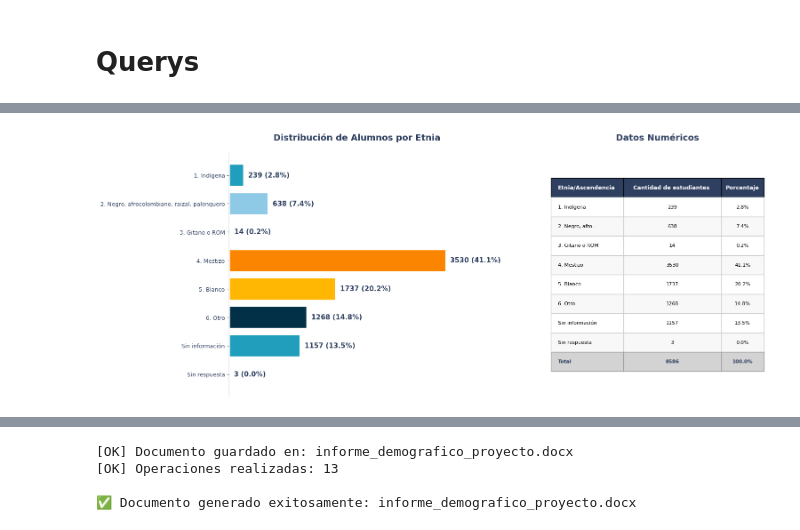
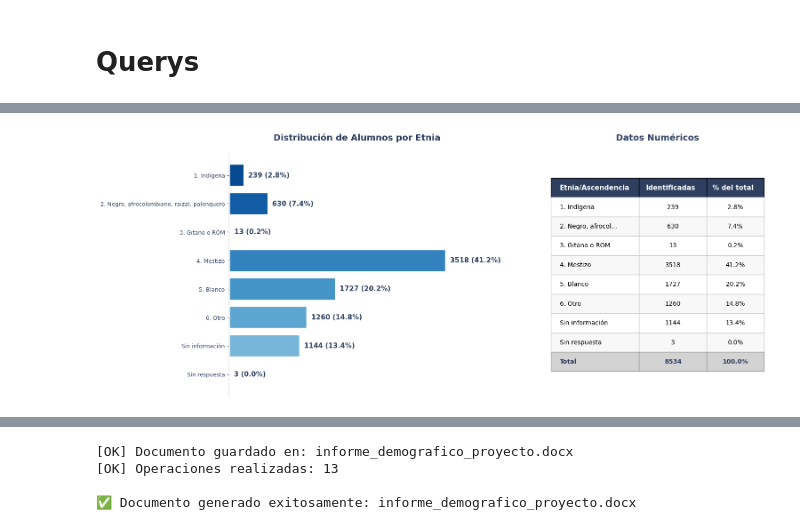
Before and after one commit to Crack-The-Code-Data/Resumen-automatico-de-cierre-de-proyectos, a Jupyter notebook: Notebook.ipynb, the cells around one changed output, grey strips where cells are left out. Cells and saved outputs as stored; diff of their text form; code cells hidden in the pictures.

```diff
--- a/Notebook.ipynb
+++ b/Notebook.ipynb
@@ -284,0 +529,2 @@ df_alumnos=dataframes.get('alumnos')
+# %%
+biblioteca = {}
@@ -481,8 +627,8 @@ def crear_grafico_distribucion(
 # %%
 # 1. DISTRIBUCIÓN POR GÉNERO
-dist_genero = df_alumnos['genero'].value_counts().reset_index()
-dist_genero.columns = ['Género', 'Cantidad']
-dist_genero['Porcentaje'] = (dist_genero['Cantidad'] / dist_genero['Cantidad'].sum() * 100).round(2)
+dist_genero = df_alumnos.groupby('genero')['id'].nunique().reset_index()
+dist_genero.columns = ['Género', 'Estudiantes']
+dist_genero['% del total'] = (dist_genero['Estudiantes'] / dist_genero['Estudiantes'].sum() * 100).round(2)
 
 # Crear figura con dos subplots (gráfico + tabla)
 fig_genero = plt.figure(figsize=(12, 5), constrained_layout=True)
@@ -499,7 +645,7 @@ colores = colores_palette[:n_categorias]  # Tomar solo los necesarios
 explode = [0.05] * n_categorias  # Crear lista con 0.05 para cada categoría
 
 wedges, texts, autotexts = ax_pie.pie(
-    dist_genero['Cantidad'],
+    dist_genero['Estudiantes'],
     labels=dist_genero['Género'],
     autopct='%1.1f%%',
     startangle=90,
@@ -532,17 +678,17 @@ ax_table.axis('off')  # Ocultar ejes
 # Preparar datos para la tabla
 tabla_data = []
 for idx, row in dist_genero.iterrows():
-    porcentaje = (row['Cantidad'] / dist_genero['Cantidad'].sum()) * 100
-    tabla_data.append([row['Género'], row['Cantidad'], f"{porcentaje:.1f}%"])
+    porcentaje = (row['Estudiantes'] / dist_genero['Estudiantes'].sum()) * 100
+    tabla_data.append([row['Género'], row['Estudiantes'], f"{porcentaje:.1f}%"])
 
 # Agregar fila de total
-total = dist_genero['Cantidad'].sum()
+total = dist_genero['Estudiantes'].sum()
 tabla_data.append(['Total', total, '100.0%'])
 
 # Crear tabla
 tabla = ax_table.table(
     cellText=tabla_data,
-    colLabels=['Género', 'Cantidad', 'Porcentaje'],
+    colLabels=['Género', 'Estudiantes', '% del total'],
     cellLoc='center',
     loc='center',
     colWidths=[0.4, 0.3, 0.3]
@@ -578,4 +724,10 @@ ax_table.set_title('Datos Numéricos',
                    fontsize=14, weight='bold', pad=20, color='#2E3F5F')
 
 plt.show()
+
+biblioteca['genero'] = {
+    'name': 'distribucion_por_genero',
+    'fig': fig_genero,
+    'df': dist_genero
+}
 # %% [output]
@@ -643,36 +809,42 @@ def desagregar_etnias(df, columna_etnia='etnia'):
             # Separar por | y crear un registro por cada etnia
             etnias = str(etnia_valor).split(';')
             for etnia in etnias:
                 etnia_limpia = etnia.strip()
                 if etnia_limpia:  # Solo si no está vacío
                     registros_desagregados.append({
                         'id': row['id'],
                         'etnia_individual': etnia_limpia
                     })
 
     return pd.DataFrame(registros_desagregados)
 
 # Desagregar las etnias
 df_etnias_desagregadas = desagregar_etnias(df_alumnos)
 
 # Calcular distribución
-dist_etnia = df_etnias_desagregadas['etnia_individual'].value_counts().reset_index()
-dist_etnia.columns = ['Etnia/Ascendencia', 'Cantidad de estudiantes']
+dist_etnia = df_etnias_desagregadas.groupby('etnia_individual')['id'].nunique().reset_index()
+dist_etnia.columns = ['Etnia/Ascendencia', 'Identificadas']
 dist_etnia=dist_etnia.sort_values('Etnia/Ascendencia')
 
 # Calcular porcentaje sobre el total de estudiantes únicos
 total_estudiantes = df_alumnos['id'].nunique()
-dist_etnia['Porcentaje (sobre total estudiantes)'] = (dist_etnia['Cantidad de estudiantes'] / total_estudiantes * 100).round(2)
+dist_etnia['% del total'] = (dist_etnia['Identificadas'] / total_estudiantes * 100).round(2)
 
 # grafico
 fig_etnia = crear_grafico_distribucion(
     df_distribucion=dist_etnia,
     col_categoria='Etnia/Ascendencia',
-    col_cantidad='Cantidad de estudiantes',
+    col_cantidad='Identificadas',
     titulo_grafico='Distribución de Alumnos por Etnia',
     label_y='',
-    colormap=['#8ECAE6', '#219EBC', '#023047', '#FFB703', '#FB8500', '#E8C4A6'],
+    colormap='Blues',
     truncar_categorias=True
 )
+
+biblioteca['etnia'] = {
+    'name': 'distribucion_por_etnia',
+    'fig': fig_etnia,
+    'df': dist_etnia
+}
 # %% [output]
-[figure, old version]
+[figure, new version]
```
Also changed, not shown: parts of 26 cells of this notebook, 2 other files.
